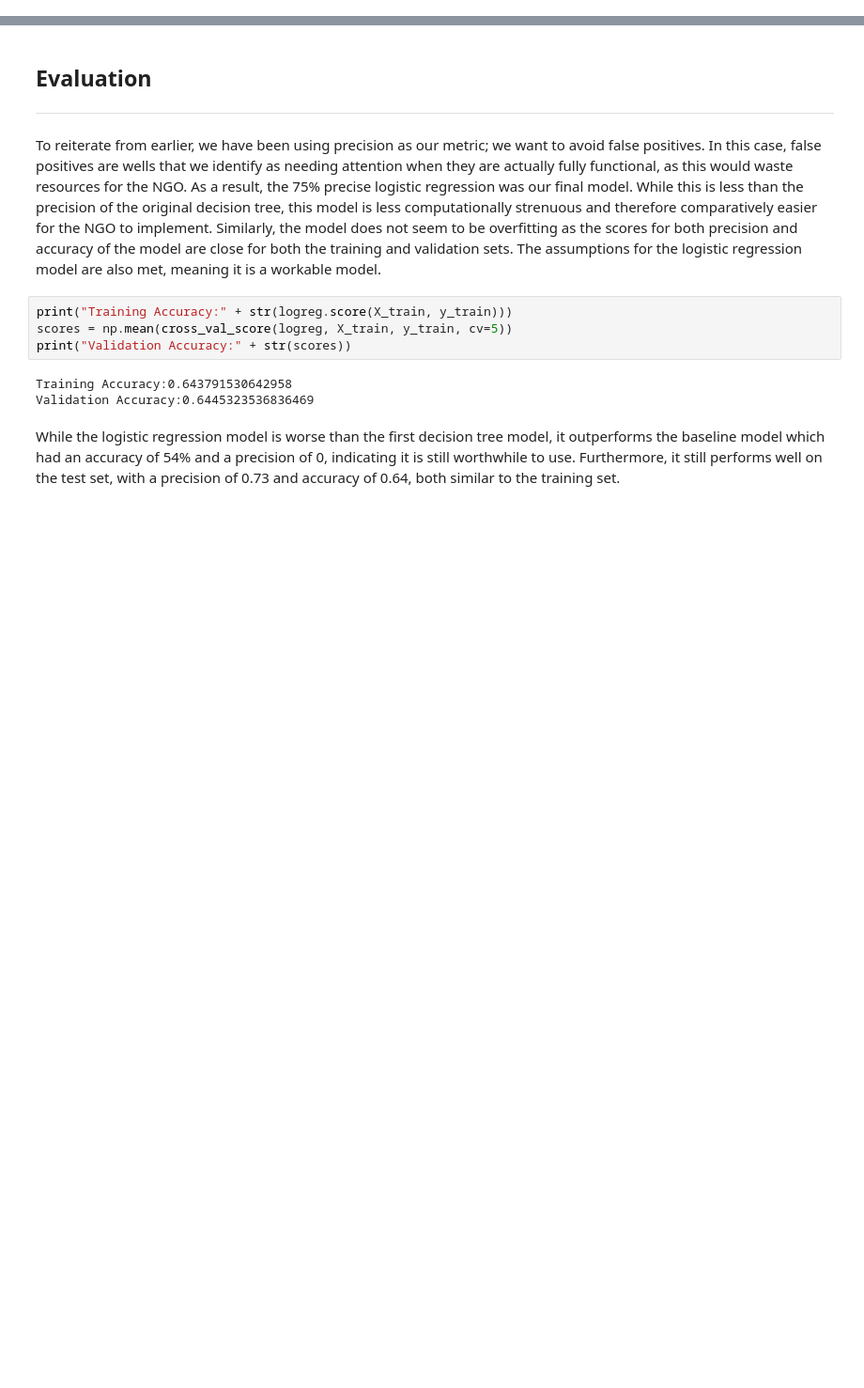
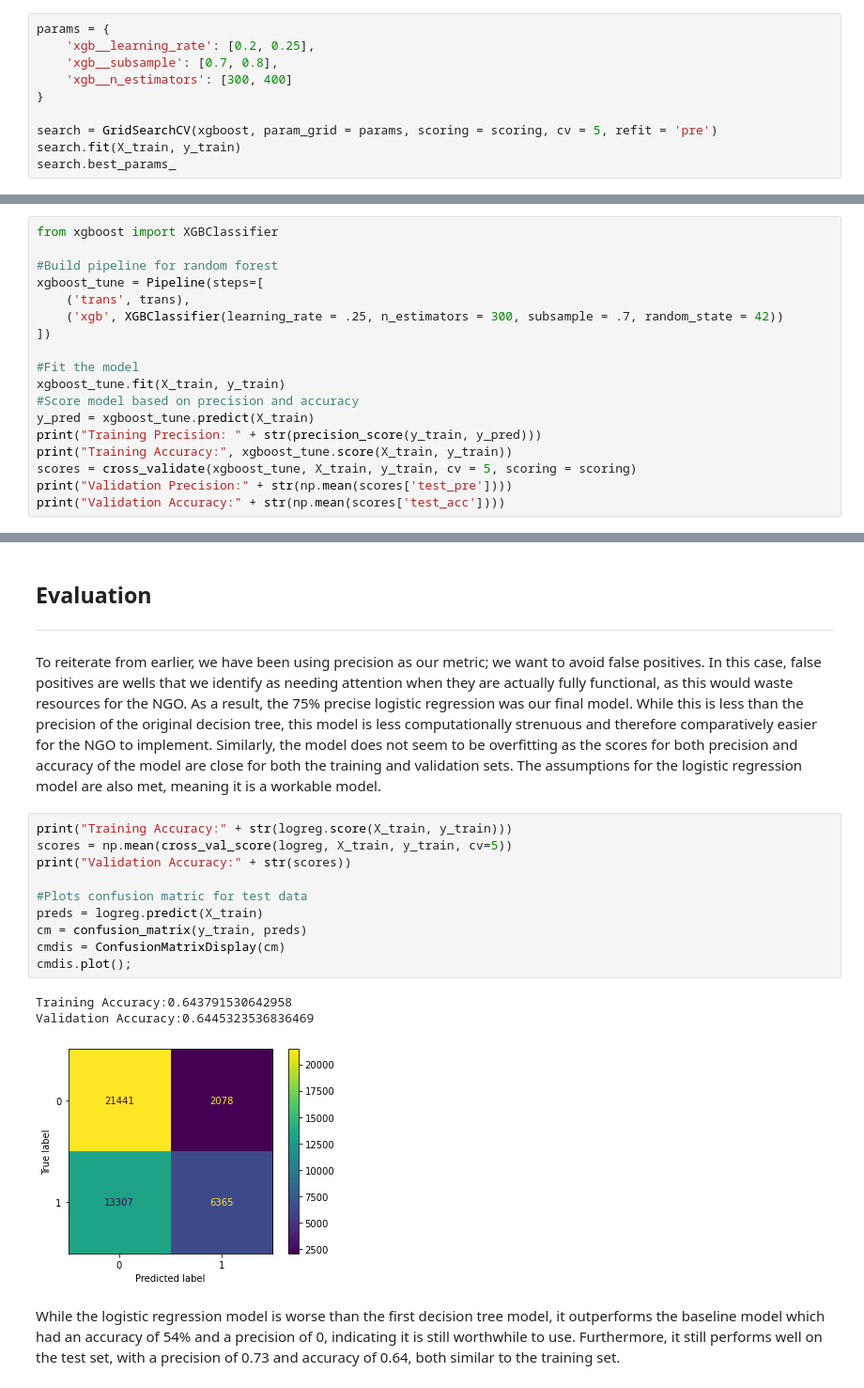
Before and after one commit to kelsklane/Modeling-Water-Wells-in-Tanzania, a Jupyter notebook: Tanzania_Well_Prediction.ipynb, the cells around one changed output, grey strips where cells are left out. Shown at 94% size. Saved outputs shown, nothing was run; the diff lists cells and outputs as text; blank space fills up the shorter version.

Commit message:
Updated models tried in notebook

```diff
--- a/Tanzania_Well_Prediction.ipynb
+++ b/Tanzania_Well_Prediction.ipynb
@@ -427,0 +468,10 @@ Despite tuning the model, the performance is still only marginally better than t
+# %%
+params = {
+    'xgb__learning_rate': [0.2, 0.25],
+    'xgb__subsample': [0.7, 0.8],
+    'xgb__n_estimators': [300, 400]
+}
+
+search = GridSearchCV(xgboost, param_grid = params, scoring = scoring, cv = 5, refit = 'pre')
+search.fit(X_train, y_train)
+search.best_params_
@@ -427,0 +480,18 @@ Despite tuning the model, the performance is still only marginally better than t
+# %%
+from xgboost import XGBClassifier
+
+#Build pipeline for random forest
+xgboost_tune = Pipeline(steps=[
+    ('trans', trans),
+    ('xgb', XGBClassifier(learning_rate = .25, n_estimators = 300, subsample = .7, random_state = 42))
+])
+
+#Fit the model
+xgboost_tune.fit(X_train, y_train)
+#Score model based on precision and accuracy
+y_pred = xgboost_tune.predict(X_train)
+print("Training Precision: " + str(precision_score(y_train, y_pred)))
+print("Training Accuracy:", xgboost_tune.score(X_train, y_train))
+scores = cross_validate(xgboost_tune, X_train, y_train, cv = 5, scoring = scoring)
+print("Validation Precision:" + str(np.mean(scores['test_pre'])))
+print("Validation Accuracy:" + str(np.mean(scores['test_acc'])))
@@ -432,10 +507,17 @@ To reiterate from earlier, we have been using precision as our metric; we want t
 # %%
 print("Training Accuracy:" + str(logreg.score(X_train, y_train)))
 scores = np.mean(cross_val_score(logreg, X_train, y_train, cv=5))
 print("Validation Accuracy:" + str(scores))
+
+#Plots confusion matric for test data
+preds = logreg.predict(X_train)
+cm = confusion_matrix(y_train, preds)
+cmdis = ConfusionMatrixDisplay(cm)
+cmdis.plot();
 # %% [output]
 Training Accuracy:0.643791530642958
 Validation Accuracy:0.6445323536836469
+[figure, added]
 # %% [markdown]
 While the logistic regression model is worse than the first decision tree model, it outperforms the baseline model which had an accuracy of 54% and a precision of 0, indicating it is still worthwhile to use. Furthermore, it still performs well on the test set, with a precision of 0.73 and accuracy of 0.64, both similar to the training set.
 # %%
```
Also changed, not shown: parts of 13 cells of this notebook.
